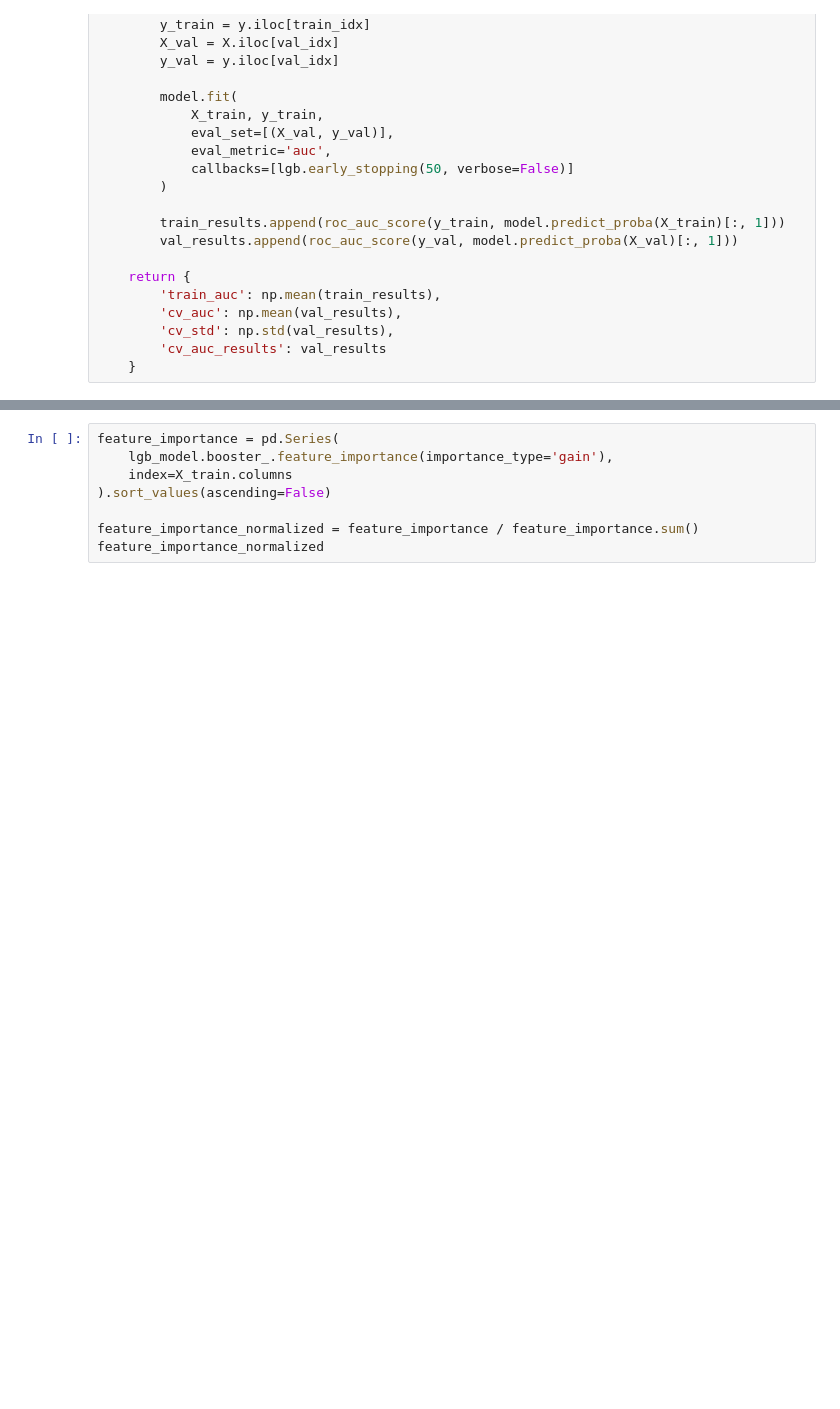
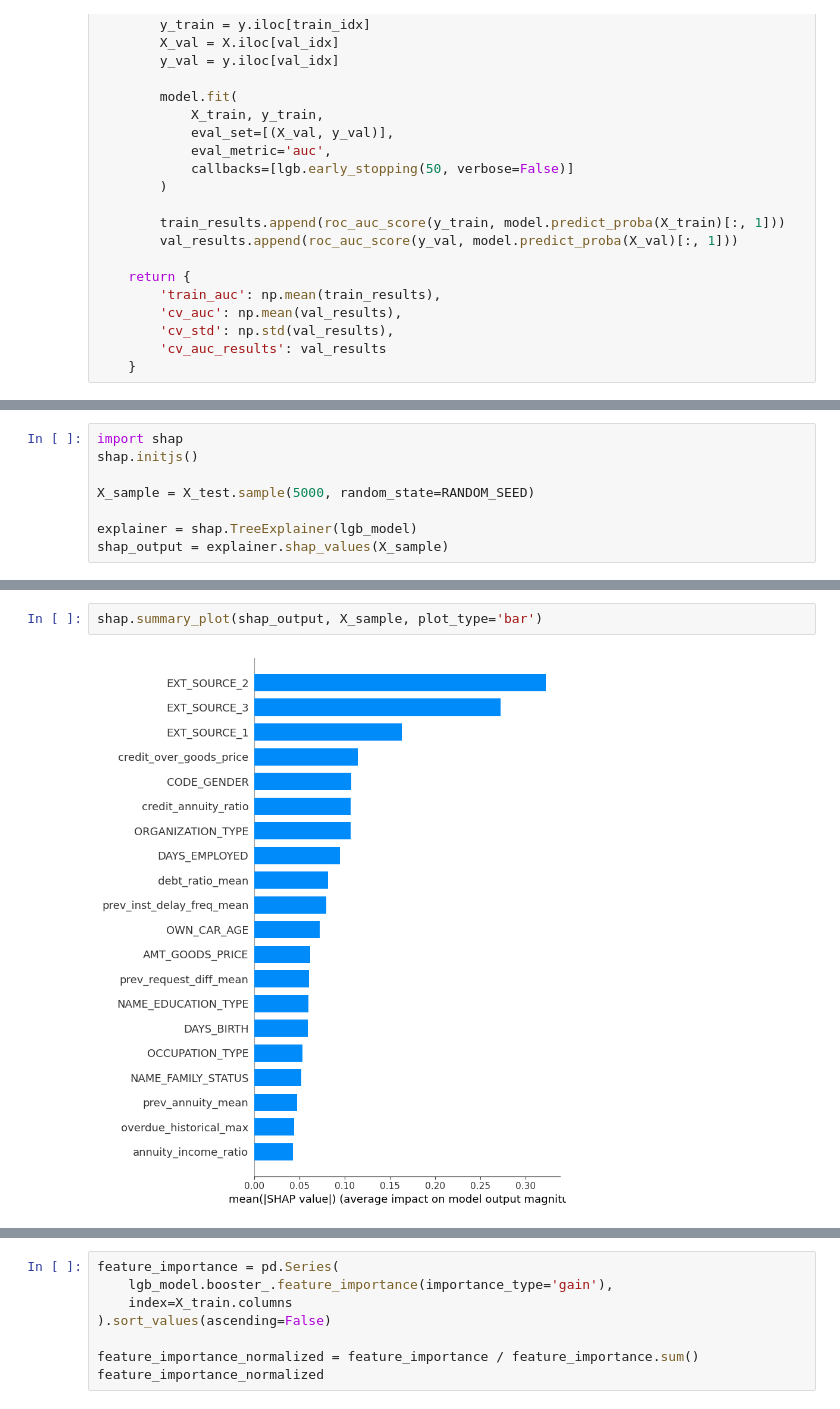
Before and after one commit to teleportix/credit-scoring-ml, a Jupyter notebook: notebooks/04_tree_model.ipynb, the cells around one changed output, grey strips where cells are left out. Cells and saved outputs as stored; diff of their text form; blank space fills up the shorter version.

```diff
--- a/notebooks/04_tree_model.ipynb
+++ b/notebooks/04_tree_model.ipynb
@@ -175,0 +252,8 @@ LightGBM improves ROC-AUC by ~1.3% compared to Logistic Regression, precision is
+# %%
+import shap
+shap.initjs()
+
+X_sample = X_test.sample(5000, random_state=RANDOM_SEED)
+
+explainer = shap.TreeExplainer(lgb_model)
+shap_output = explainer.shap_values(X_sample)
@@ -175,0 +262,4 @@ LightGBM improves ROC-AUC by ~1.3% compared to Logistic Regression, precision is
+# %%
+shap.summary_plot(shap_output, X_sample, plot_type='bar')
+# %% [output]
+[figure, added]
```
Also changed, not shown: parts of 13 cells of this notebook, 1 other file.
